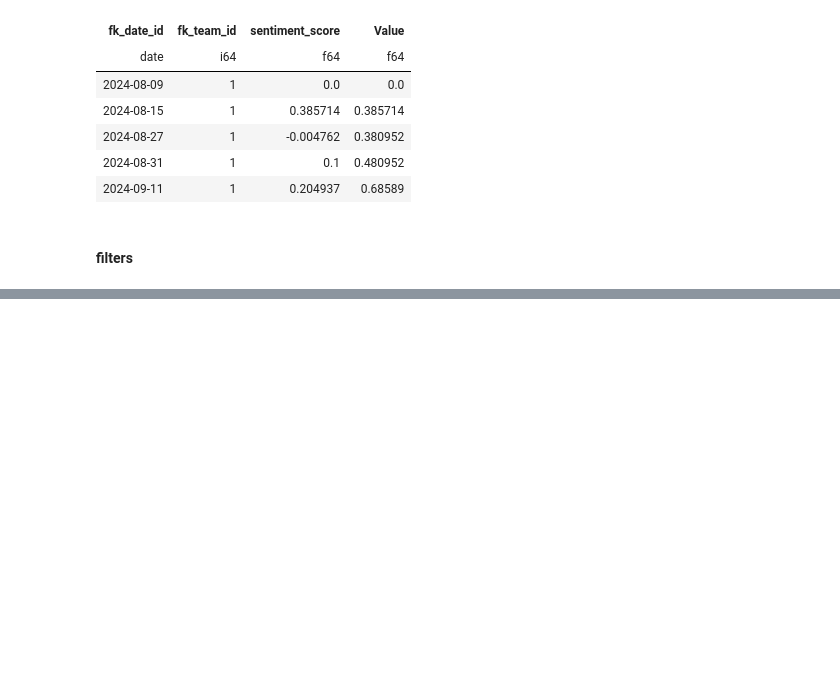
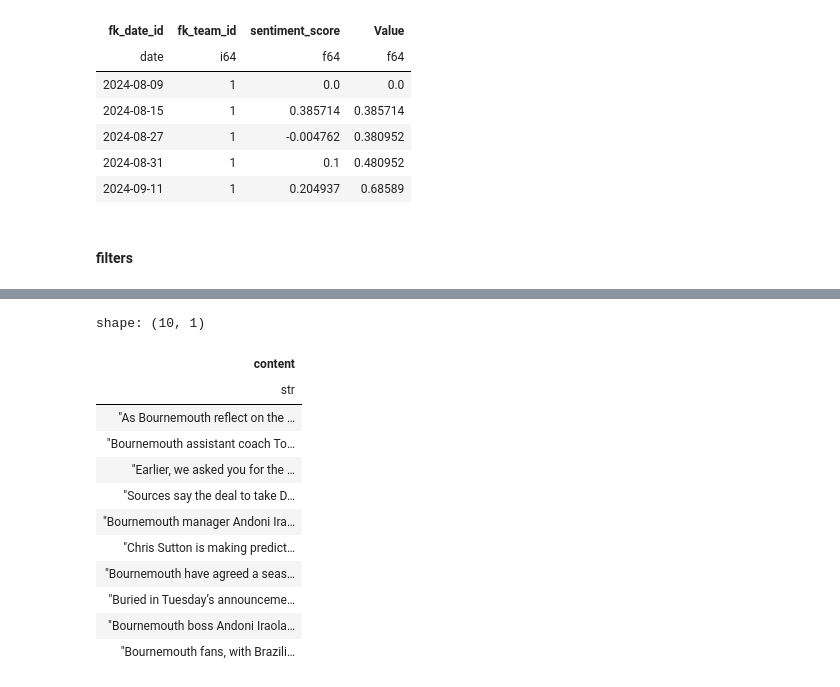
Before and after one commit to girguy/foot_sentiment_analysis, a Jupyter notebook: visualization/test.ipynb, the cells around one changed output, grey strips where cells are left out. Cells and saved outputs as stored; diff of their text form; code cells hidden in the pictures; blank space fills up the shorter version.

```diff
--- a/visualization/test.ipynb
+++ b/visualization/test.ipynb
@@ -223,0 +268,16 @@ sentiments_list = df_sentiment['sentiment_label']
+# %%
+text
+# %% [output]
+shape: (10, 1)
+| content |
+| str |
+| "As Bournemouth reflect on the … |
+| "Bournemouth assistant coach To… |
+| "Earlier, we asked you for the … |
+| "Sources say the deal to take D… |
+| "Bournemouth manager Andoni Ira… |
+| "Chris Sutton is making predict… |
+| "Bournemouth have agreed a seas… |
+| "Buried in Tuesday’s announceme… |
+| "Bournemouth boss Andoni Iraola… |
+| "Bournemouth fans, with Brazili… |
```
Also changed, not shown: parts of 6 cells of this notebook.
